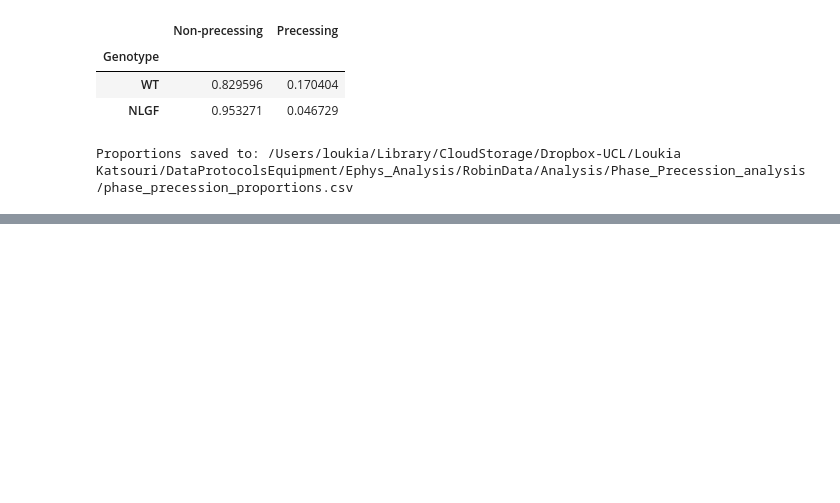
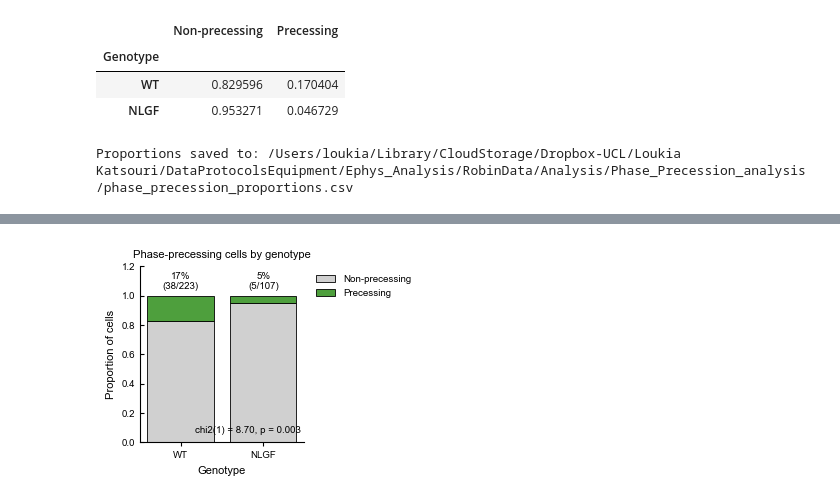
Before and after one commit to lkatsouri/NLGF_ephys_AXONA_data, a Jupyter notebook: ephys_LT_PhasePrecession.ipynb, the cells around one changed output, grey strips where cells are left out. Drawn from its saved outputs; the diff is of its cells as text; code cells hidden in the pictures; blank space fills up the shorter version.

Commit message:
Added phase precession analysis from LFP_stats.csv file
Also minor changes in the main scripts

```diff
--- a/ephys_LT_PhasePrecession.ipynb
+++ b/ephys_LT_PhasePrecession.ipynb
@@ -348,0 +400,95 @@ print(f"Proportions saved to: {save_csv_path}")
+# %%
+def _format_pvalue(pval):
+    if pd.isna(pval):
+        return "p = n/a"
+    if pval < 0.001:
+        return "p < 0.001"
+    return f"p = {pval:.3f}"
+
+
+def plot_phase_precession_proportions(contingency_table, title, save_stem):
+    plot_counts = contingency_table[["Non-precessing", "Precessing"]].copy()
+    plot_props = plot_counts.div(plot_counts.sum(axis=1), axis=0)
+
+    chi2_stat, pval, dof, expected = chi2_contingency(plot_counts)
+
+    fig, ax = plt.subplots(figsize=(3.35, 2.5))
+    x = np.arange(len(plot_props.index))
+    bottom = np.zeros(len(plot_props.index))
+
+    colors = {
+        "Non-precessing": "#D0D0D0",
+        "Precessing": "#4E9F3D",
+    }
+
+    for label in ["Non-precessing", "Precessing"]:
+        values = plot_props[label].to_numpy()
+        ax.bar(
+            x,
+            values,
+            bottom=bottom,
+            color=colors[label],
+            edgecolor="black",
+            linewidth=0.6,
+            label=label,
+        )
+        bottom += values
+
+    for i, genotype in enumerate(plot_props.index):
+        n_total = int(plot_counts.loc[genotype].sum())
+        n_precessing = int(plot_counts.loc[genotype, "Precessing"])
+        pct_precessing = plot_props.loc[genotype, "Precessing"] * 100
+
+        ax.text(
+            i,
+            1.03,
+            f"{pct_precessing:.0f}%\n({n_precessing}/{n_total})",
+            ha="center",
+            va="bottom",
+            fontsize=7,
+        )
+
+    ax.text(
+        0.98,
+        0.04,
+        f"chi2({dof}) = {chi2_stat:.2f}, {_format_pvalue(pval)}",
+        transform=ax.transAxes,
+        ha="right",
+        va="bottom",
+        fontsize=7,
+    )
+
+    ax.set_xticks(x)
+    ax.set_xticklabels(plot_props.index)
+    ax.set_ylim(0, 1.2)
+    ax.set_ylabel("Proportion of cells")
+    ax.set_xlabel("Genotype")
+    ax.set_title(title)
+    ax.legend(frameon=False, loc="upper left", bbox_to_anchor=(1.02, 1.0))
+    ax.spines["top"].set_visible(False)
+    ax.spines["right"].set_visible(False)
+
+    fig.tight_layout()
+
+    pdf_path = phase_precession_OUTDIR / f"{save_stem}.pdf"
+    png_path = phase_precession_OUTDIR / f"{save_stem}.png"
+    fig.savefig(pdf_path)
+    fig.savefig(png_path, dpi=300)
+
+    print(f"Saved plot to: {pdf_path}")
+    print(f"Saved plot to: {png_path}")
+    plt.show()
+
+
+plot_phase_precession_proportions(
+    contingency,
+    "Phase-precessing cells by genotype",
+    "phase_precession_proportions_stacked",
+)
+
+plot_phase_precession_proportions(
+    contingency_pyr,
+    "Phase-precessing pyramidal cells by genotype",
+    "phase_precession_proportions_pyramidal_stacked",
+)
+# %% [output]
@@ -348,0 +497 @@ print(f"Proportions saved to: {save_csv_path}")
+[figure, added]
```
Also changed, not shown: parts of 16 cells of this notebook, 1 other file.
